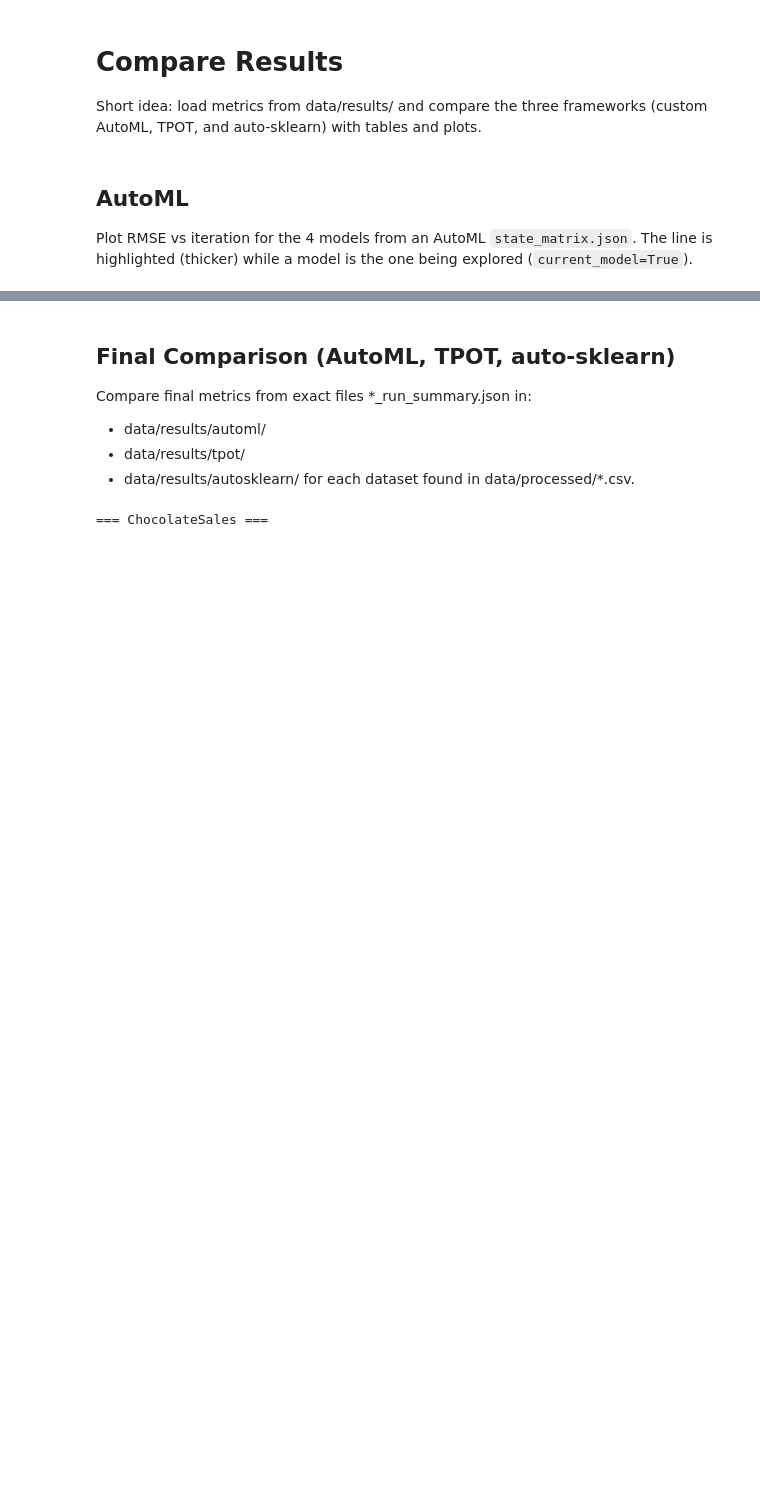
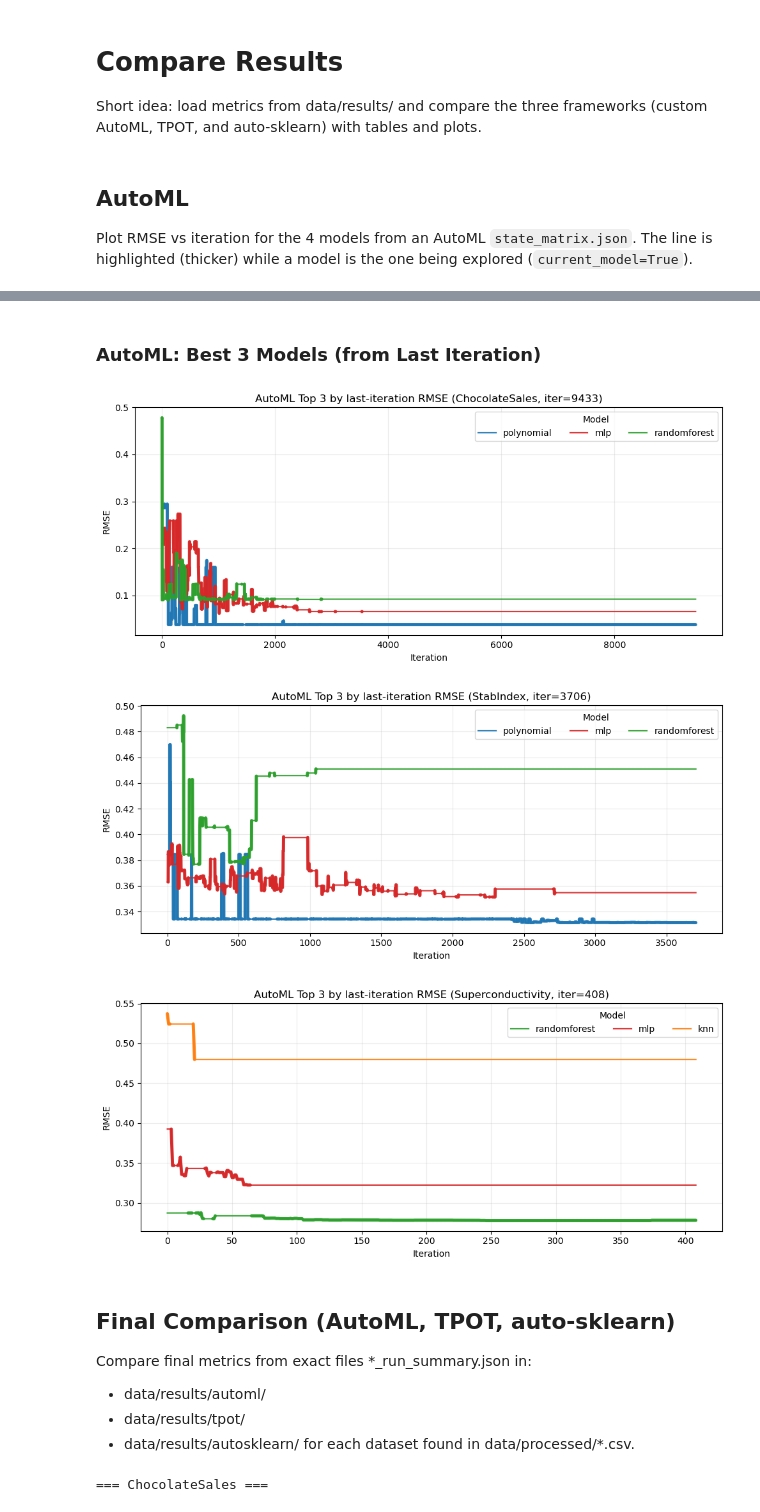
Before and after one commit to DavidDiestreR/AutoML-AdvancedML, a Jupyter notebook: notebooks/compare_results.ipynb, the cells around one changed output, grey strips where cells are left out. Saved outputs shown, nothing was run; the diff lists cells and outputs as text; code cells hidden in the pictures; blank space fills up the shorter version.

```diff
--- a/notebooks/compare_results.ipynb
+++ b/notebooks/compare_results.ipynb
@@ -99,3 +100,80 @@ if missing_state:
+# %% [markdown]
+### AutoML: Best 3 Models (from Last Iteration)
+# %%
+# Plot only the 3 best AutoML models per dataset, based on RMSE at the last iteration.
+missing_state = []
+
+for dataset_stem in dataset_stems:
+    state_matrix_path = automl_dir / f"{dataset_stem}_state_matrix.json"
+    if not state_matrix_path.exists():
+        missing_state.append(dataset_stem)
+        continue
+
+    with state_matrix_path.open("r", encoding="utf-8") as f:
+        state_matrix = json.load(f)
+
+    rows = []
+    for iter_key, iter_state in state_matrix.items():
+        iter_idx = int(iter_key)
+        for model_name, model_state in iter_state.items():
+            rows.append({
+                "iter": iter_idx,
+                "model": model_name,
+                "rmse": float(model_state["rmse"]),
+                "current_model": bool(model_state.get("current_model", False)),
+            })
+
+    df = pd.DataFrame(rows).sort_values(["iter", "model"]).reset_index(drop=True)
+    if df.empty:
+        continue
+
+    last_iter = int(df["iter"].max())
+    best3_models = (
+        df[df["iter"] == last_iter]
+        .sort_values("rmse", ascending=True)
+        .head(3)["model"]
+        .tolist()
+    )
+
+    fig, ax = plt.subplots(figsize=(10, 4.5))
+    for model_name in best3_models:
+        d = df[df["model"] == model_name].sort_values("iter").copy()
+        c = colors.get(model_name, None)
+
+        ax.plot(
+            d["iter"],
+            d["rmse"],
+            label=model_name,
+            color=c,
+            linewidth=1.6,
+            alpha=0.9,
+        )
+
+        y_highlight = d["rmse"].where(d["current_model"], np.nan)
+        ax.plot(
+            d["iter"],
+            y_highlight,
+            color=c,
+            linewidth=3.6,
+            alpha=0.95,
+            solid_capstyle="round",
+        )
+
+    ax.set_title(f"AutoML Top 3 by last-iteration RMSE ({dataset_stem}, iter={last_iter})")
+    ax.set_xlabel("Iteration")
+    ax.set_ylabel("RMSE")
+    ax.grid(True, alpha=0.25)
+    ax.legend(title="Model", ncol=min(3, max(1, len(best3_models))))
+    plt.tight_layout()
+    plt.show()
+
+if missing_state:
+    print("Datasets without exact *_state_matrix.json in automl:")
+    print(", ".join(missing_state))
+# %% [output]
+[figure, added]
+[figure, added]
+[figure, added]
 # %% [markdown]
 ## Final Comparison (AutoML, TPOT, auto-sklearn)
 
```
Also changed, not shown: parts of 2 cells of this notebook, 7 other files.
